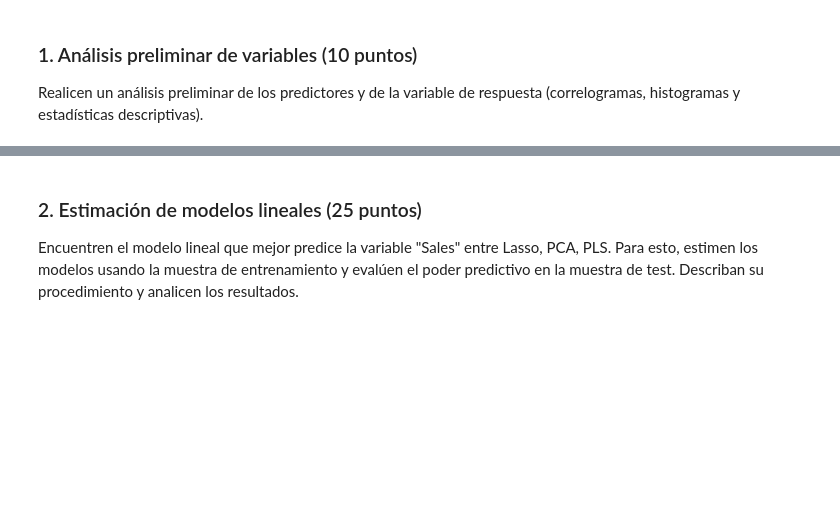
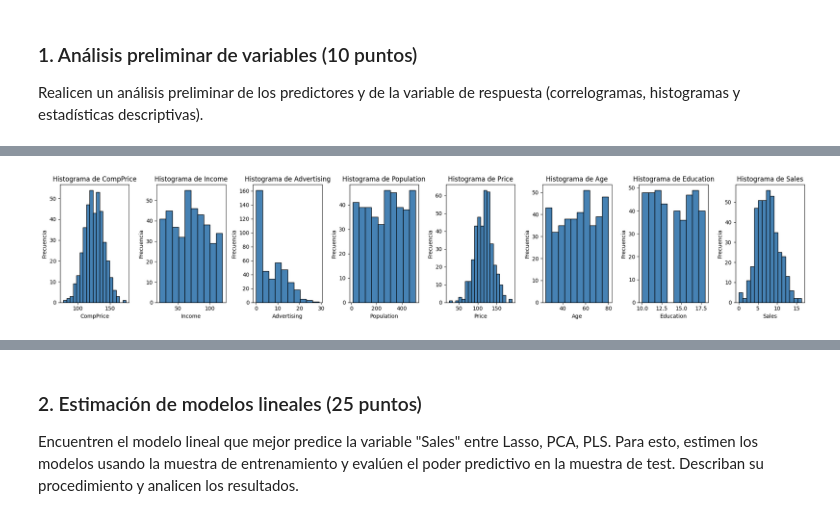
Before and after one commit to Marcocruz88/Caso-implementaci-n-de-modelos-no-lineales-aditivos, a Jupyter notebook: Caso implementación de modelos no lineales aditivos en un problema de regresión.ipynb, the cells around one changed output, grey strips where cells are left out. Cells and saved outputs as stored; diff of their text form; code cells hidden in the pictures; blank space fills up the shorter version.

```diff
--- a/Caso implementación de modelos no lineales aditivos en un problema de regresión.ipynb
+++ b/Caso implementación de modelos no lineales aditivos en un problema de regresión.ipynb
@@ -98,0 +195,13 @@ Realicen un análisis preliminar de los predictores y de la variable de respuest
+# %%
+hist = ['CompPrice', 'Income', 'Advertising', 'Population', 'Price', 'Age', 'Education', 'Sales']
+
+fig, axes = plt.subplots(1, len(hist), figsize=(20, 4))
+for ax, col in zip(axes, hist):
+    ax.hist(df[col], bins='auto', color='steelblue', edgecolor='black')
+    ax.set_title(f'Histograma de {col}')
+    ax.set_xlabel(col)
+    ax.set_ylabel('Frecuencia')
+plt.tight_layout()
+plt.show()
+# %% [output]
+[figure, added]
```
Also changed, not shown: parts of 12 cells of this notebook.
